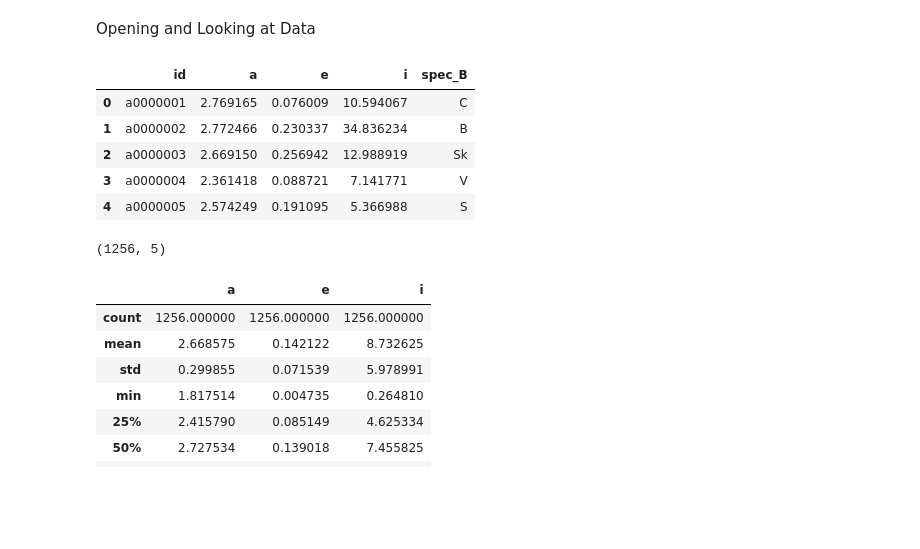
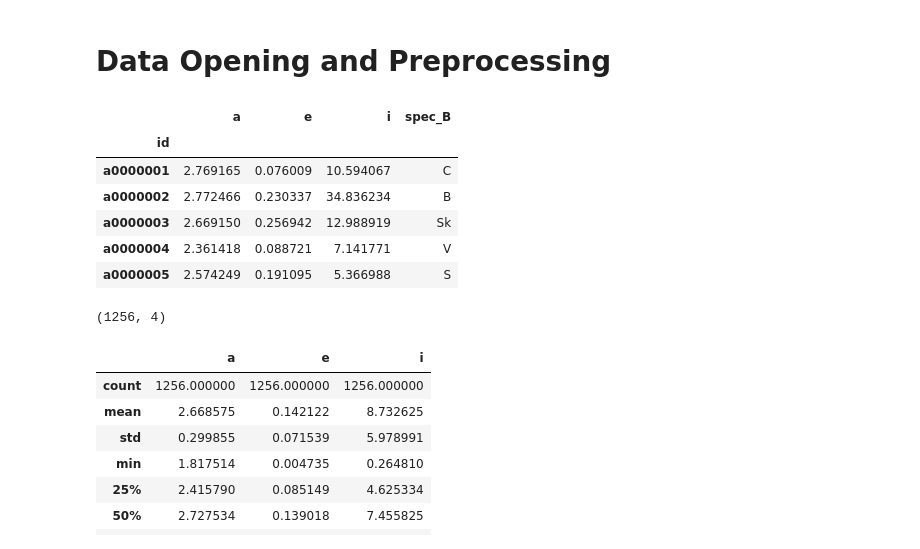
Before and after one commit to ZachGermain/DSPS_zgermain, a Jupyter notebook: EC_Project/EC_Project.ipynb, the cells around one changed output. Saved outputs shown, nothing was run; the diff lists cells and outputs as text; code cells hidden in the pictures; blank space fills up the shorter version.

```diff
--- a/EC_Project/EC_Project.ipynb
+++ b/EC_Project/EC_Project.ipynb
@@ -7,19 +11,21 @@ import numpy as np
-# %% [markdown]
-Opening and Looking at Data
+# %% [markdown]
+# **Data Opening and Preprocessing**
 # %%
 astDf = pd.read_csv("https://raw.githubusercontent.com/ZachGermain/DSPS_zgermain/master/EC_Project/asteroidsBelt.csv")
+astDf = astDf.set_index('id')
 astDf.head()
 # %% [output]
-|  | id | a | e | i | spec_B |
-| 0 | a0000001 | 2.769165 | 0.076009 | 10.594067 | C |
-| 1 | a0000002 | 2.772466 | 0.230337 | 34.836234 | B |
-| 2 | a0000003 | 2.669150 | 0.256942 | 12.988919 | Sk |
-| 3 | a0000004 | 2.361418 | 0.088721 | 7.141771 | V |
-| 4 | a0000005 | 2.574249 | 0.191095 | 5.366988 | S |
+|  | a | e | i | spec_B |
+| id |  |  |  |  |
+| a0000001 | 2.769165 | 0.076009 | 10.594067 | C |
+| a0000002 | 2.772466 | 0.230337 | 34.836234 | B |
+| a0000003 | 2.669150 | 0.256942 | 12.988919 | Sk |
+| a0000004 | 2.361418 | 0.088721 | 7.141771 | V |
+| a0000005 | 2.574249 | 0.191095 | 5.366988 | S |
 # %%
 astDf.shape
 # %% [output]
-(1256, 5)
+(1256, 4)
 # %%
 astDf.describe()
 # %% [output]
```
Also changed, not shown: parts of 22 cells of this notebook.
